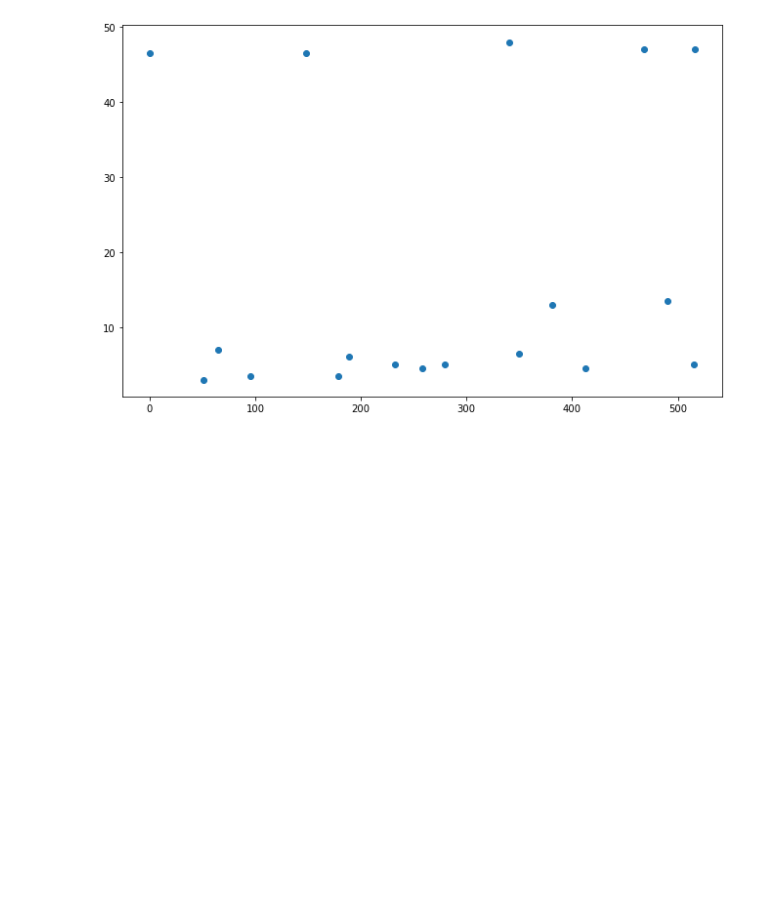
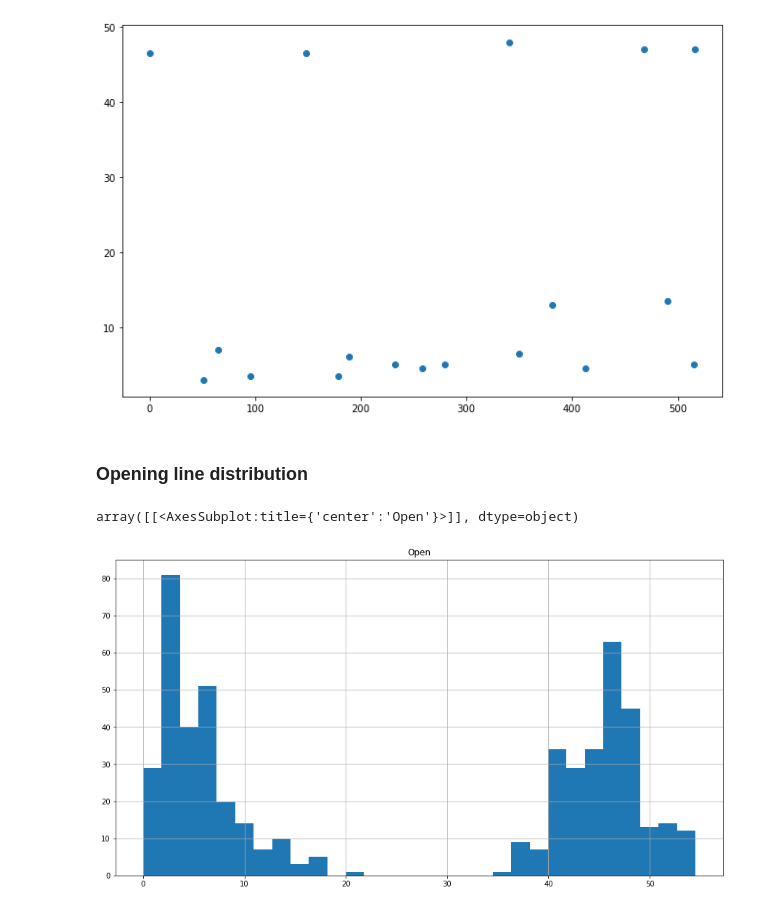
Before and after one commit to tamle7422/data_analysis, a Jupyter notebook: nfl.ipynb, the cells around one changed output. Saved outputs shown, nothing was run; the diff lists cells and outputs as text; code cells hidden in the pictures; blank space fills up the shorter version.

Commit message:
Update opening

```diff
--- a/nfl.ipynb
+++ b/nfl.ipynb
@@ -224,3 +224,10 @@ plt.scatter(x=greenBayDf.index,y=greenBayDf["Close"])
 # %% [output]
 <matplotlib.collections.PathCollection at 0x...>
 [figure]
+# %% [markdown]
+### Opening line distribution
+# %%
+nflDf.hist(column="Open",bins=30,figsize=(15,8))
+# %% [output]
+array([[<AxesSubplot:title={'center':'Open'}>]], dtype=object)
+[figure, added]
```
